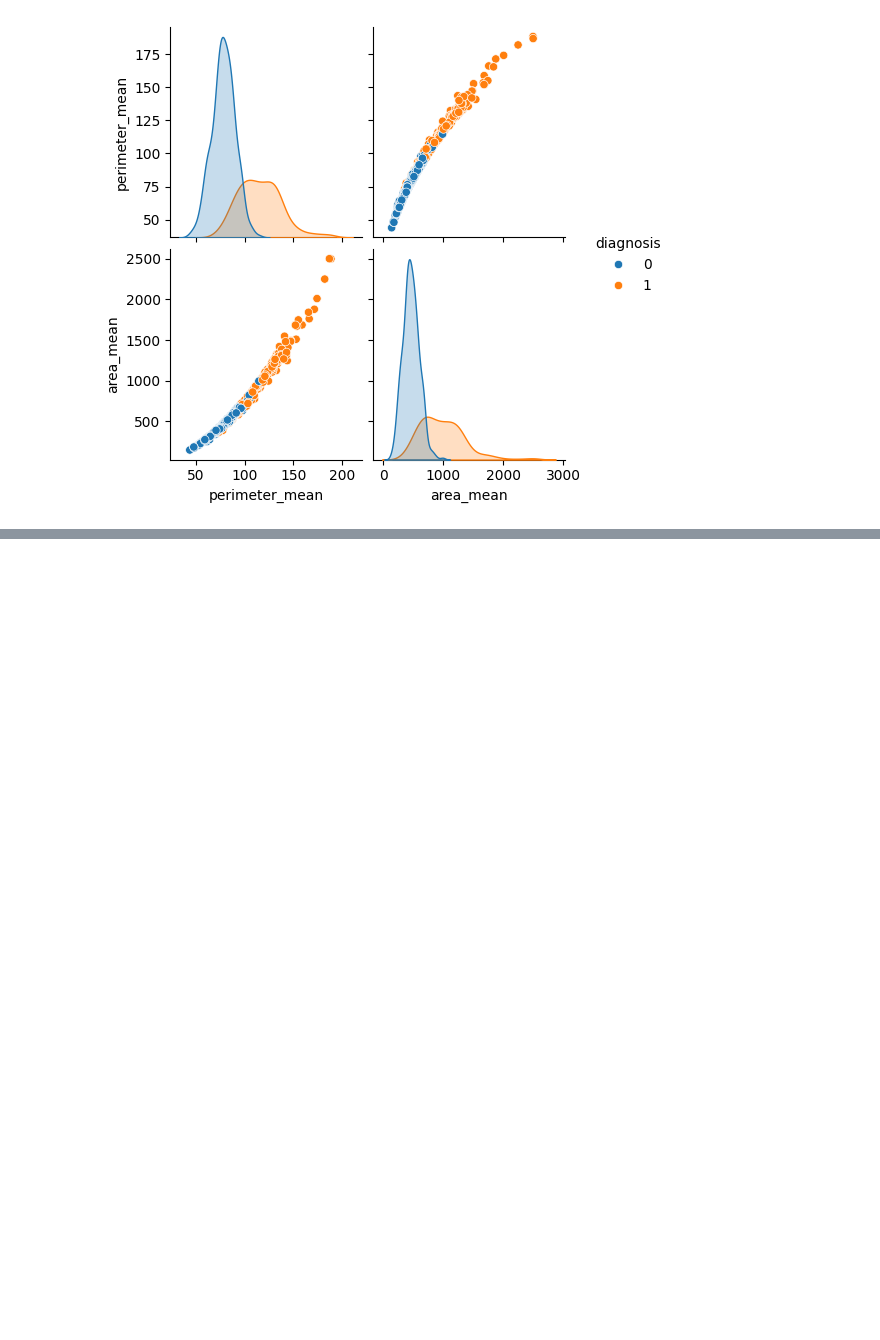
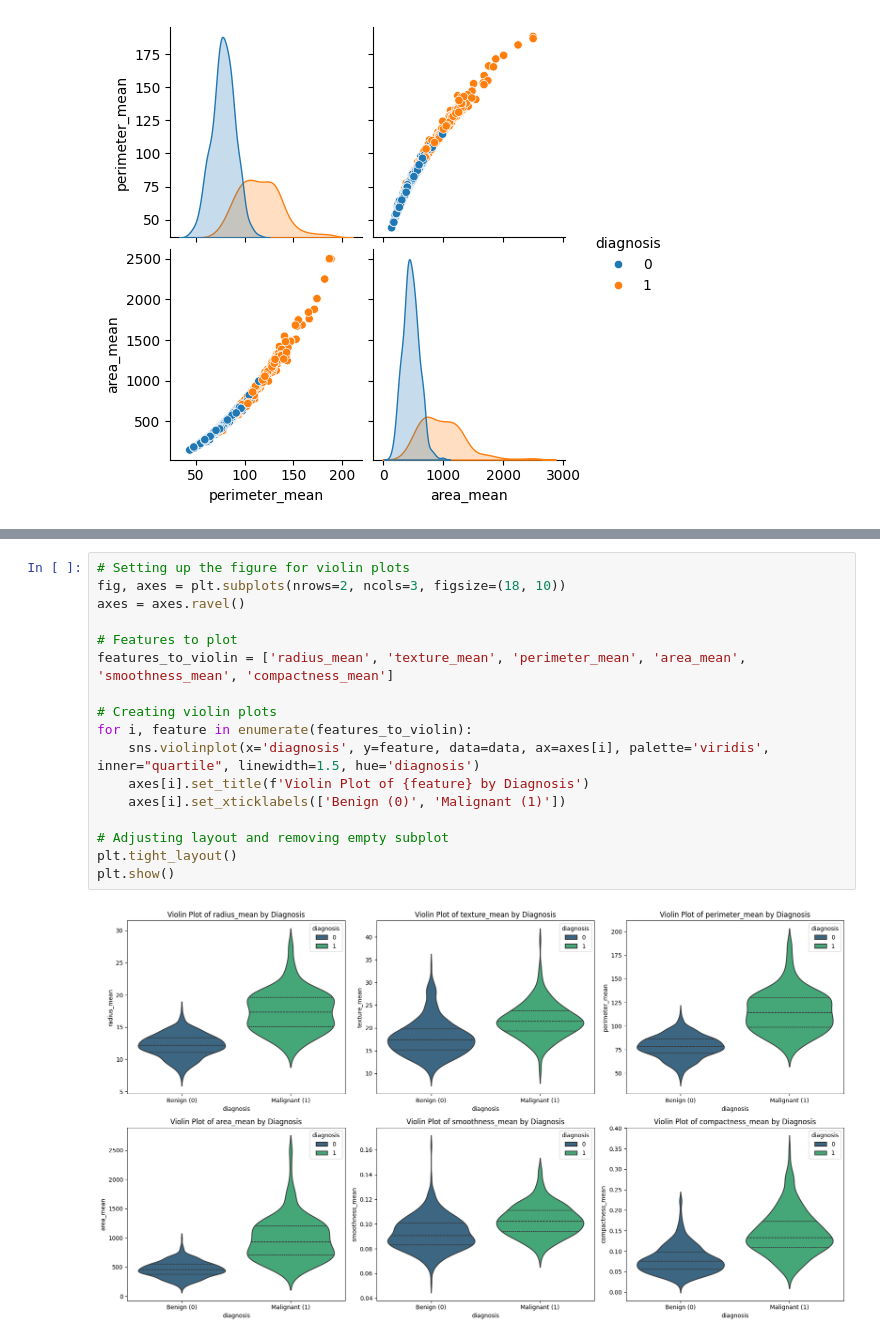
Before and after one commit to mohamadsolouki/Breast-Cancer-Prediction, a Jupyter notebook: notebooks/EDA.ipynb, the cells around one changed output, grey strips where cells are left out. Cells and saved outputs as stored; diff of their text form; blank space fills up the shorter version.

```diff
--- a/notebooks/EDA.ipynb
+++ b/notebooks/EDA.ipynb
@@ -130,0 +147,19 @@ Highly correlated features:
+# %%
+# Setting up the figure for violin plots
+fig, axes = plt.subplots(nrows=2, ncols=3, figsize=(18, 10))
+axes = axes.ravel()
+
+# Features to plot
+features_to_violin = ['radius_mean', 'texture_mean', 'perimeter_mean', 'area_mean', 'smoothness_mean', 'compactness_mean']
+
+# Creating violin plots
+for i, feature in enumerate(features_to_violin):
+    sns.violinplot(x='diagnosis', y=feature, data=data, ax=axes[i], palette='viridis', inner="quartile", linewidth=1.5, hue='diagnosis')
+    axes[i].set_title(f'Violin Plot of {feature} by Diagnosis')
+    axes[i].set_xticklabels(['Benign (0)', 'Malignant (1)'])
+
+# Adjusting layout and removing empty subplot
+plt.tight_layout()
+plt.show()
+# %% [output]
+[figure, added]
```
Also changed, not shown: parts of 2 cells of this notebook.
